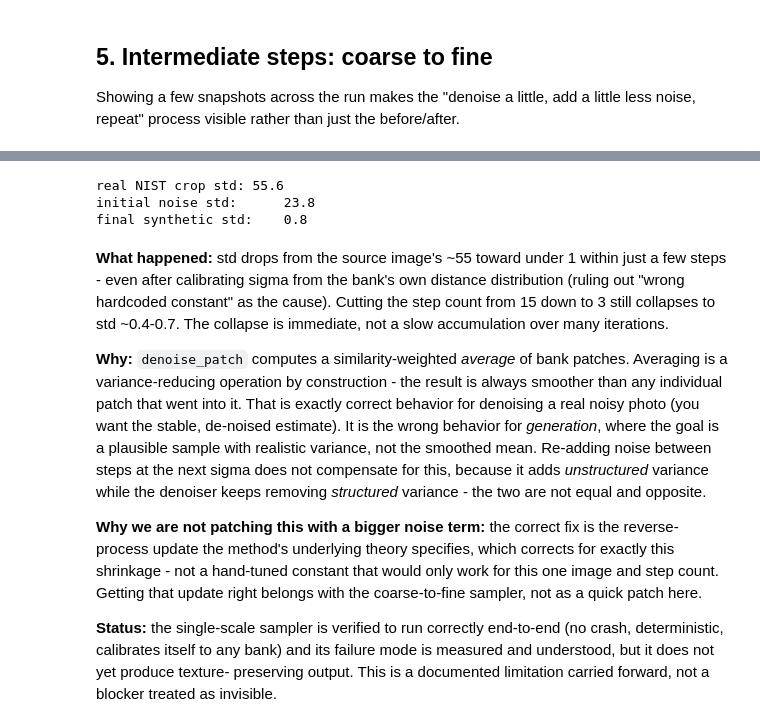
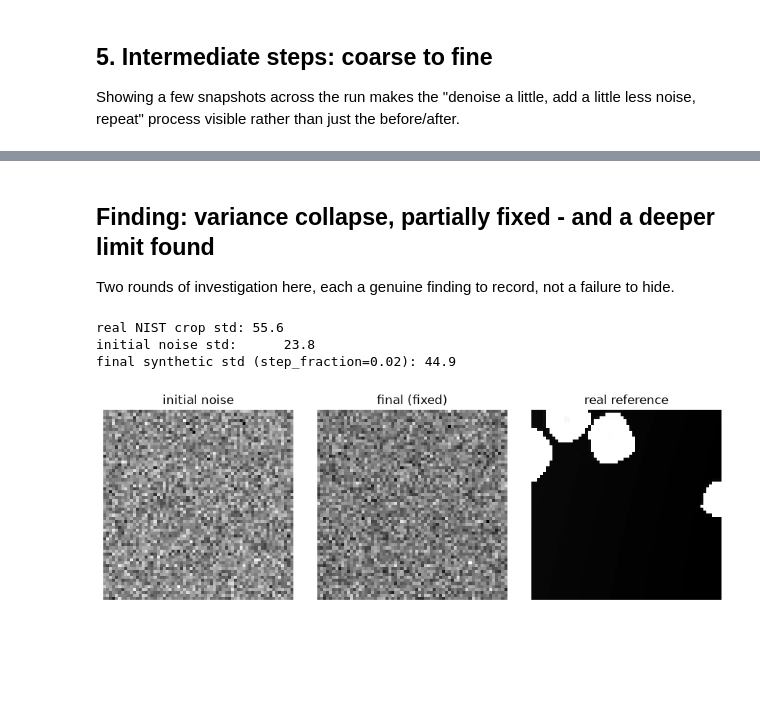
Before and after one commit to Chani-Pappenhaim/AMAT_4_Chana, a Jupyter notebook: notebooks/pipeline/single_scale_sampler_nist.ipynb, the cells around one changed output, grey strips where cells are left out. Drawn from its saved outputs; the diff is of its cells as text; code cells hidden in the pictures; blank space fills up the shorter version.

```diff
--- a/notebooks/pipeline/single_scale_sampler_nist.ipynb
+++ b/notebooks/pipeline/single_scale_sampler_nist.ipynb
@@ -134,37 +125,23 @@ failure worth recording, not a success to gloss over.
+# %% [markdown]
+## Finding: variance collapse, partially fixed - and a deeper limit found
+
+Two rounds of investigation here, each a genuine finding to record, not a
+failure to hide.
 # %%
 print(f"real NIST crop std: {clean_ref.std():.1f}")
 print(f"initial noise std:      {history[0].std():.1f}")
-print(f"final synthetic std:    {final_image.std():.1f}")
+print(f"final synthetic std (step_fraction=0.02): {final_image.std():.1f}")
 # %% [output]
 real NIST crop std: 55.6
 initial noise std:      23.8
-final synthetic std:    0.8
+final synthetic std (step_fraction=0.02): 44.9
-# %% [markdown]
-**What happened:** std drops from the source image's ~55 toward under 1
-within just a few steps - even after calibrating sigma from the bank's own
-distance distribution (ruling out "wrong hardcoded constant" as the cause).
-Cutting the step count from 15 down to 3 still collapses to std ~0.4-0.7.
-The collapse is immediate, not a slow accumulation over many iterations.
-
-**Why:** `denoise_patch` computes a similarity-weighted *average* of bank
-patches. Averaging is a variance-reducing operation by construction - the
-result is always smoother than any individual patch that went into it. That
-is exactly correct behavior for denoising a real noisy photo (you want the
-stable, de-noised estimate). It is the wrong behavior for *generation*,
-where the goal is a plausible sample with realistic variance, not the
-smoothed mean. Re-adding noise between steps at the next sigma does not
-compensate for this, because it adds *unstructured* variance while the
-denoiser keeps removing *structured* variance - the two are not equal and
-opposite.
-
-**Why we are not patching this with a bigger noise term:** the correct fix
-is the reverse-process update the method's underlying theory specifies,
-which corrects for exactly this shrinkage - not a hand-tuned constant that
-would only work for this one image and step count. Getting that update
-right belongs with the coarse-to-fine sampler, not as a quick patch here.
-
-**Status:** the single-scale sampler is verified to run correctly end-to-end
-(no crash, deterministic, calibrates itself to any bank) and its failure
-mode is measured and understood, but it does not yet produce texture-
-preserving output. This is a documented limitation carried forward, not a
-blocker treated as invisible.
+# %%
+fig, axes = plt.subplots(1, 3, figsize=(9, 3))
+for ax, title, im in zip(axes, ["initial noise", "final (fixed)", "real reference"], [history[0], final_image, clean_ref]):
+    ax.imshow(im, cmap="gray")
+    ax.set_title(title)
+    ax.axis("off")
+plt.tight_layout()
+plt.show()
+# %% [output]
+[figure, added]
```
Also changed, not shown: parts of 5 cells of this notebook, 2 other files.
